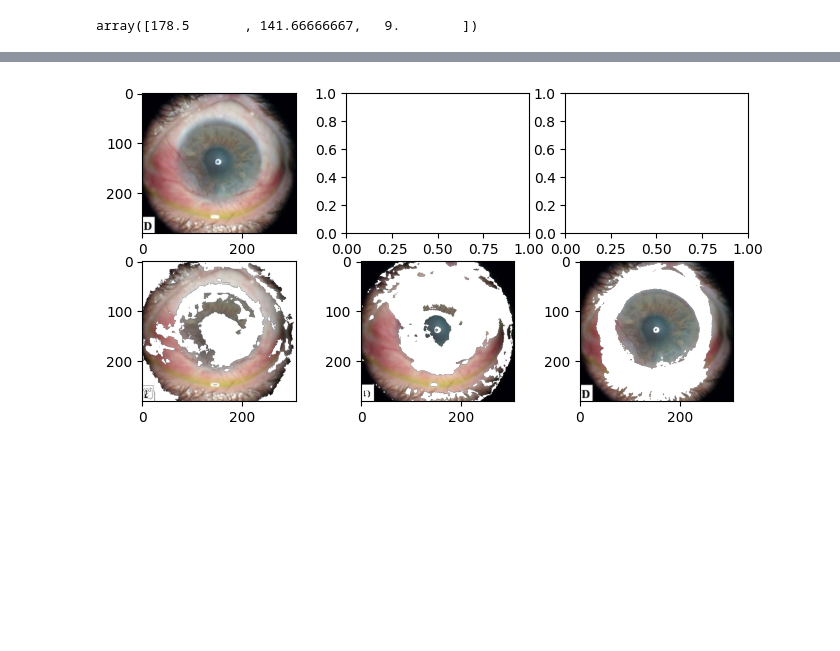
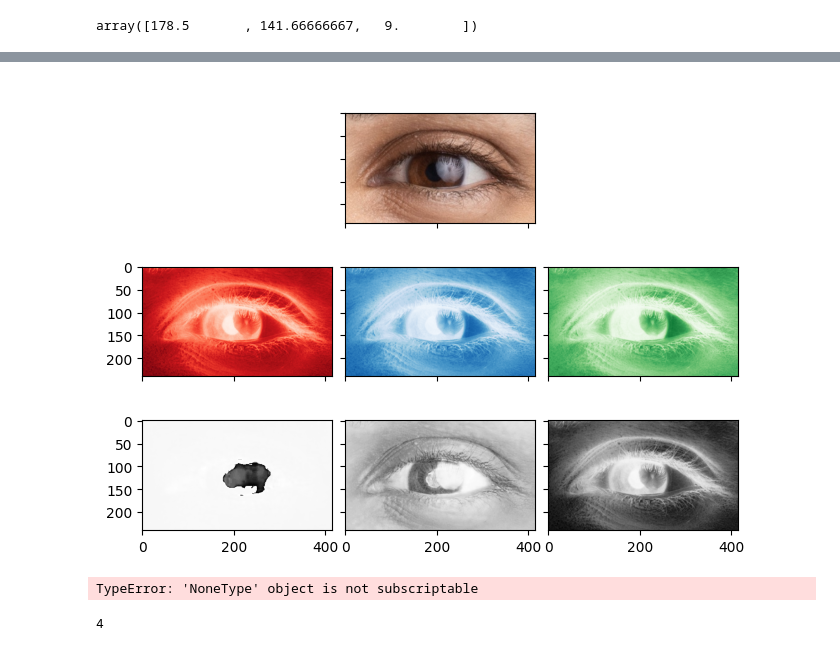
Before and after one commit to ethanrasmussen/EyeTraumaAnalysis, a Jupyter notebook: src/notebooks/skin_removal.ipynb, the cells around one changed output, grey strips where cells are left out. Saved outputs shown, nothing was run; the diff lists cells and outputs as text; code cells hidden in the pictures; blank space fills up the shorter version.

```diff
--- a/src/notebooks/skin_removal.ipynb
+++ b/src/notebooks/skin_removal.ipynb
@@ -126,4 +136,24 @@ for ind, ax in enumerate(axs[3:,:].reshape(-1)):
+# %%
+img_rgb1 = image.img
+img_hsv1 = mpl.colors.rgb_to_hsv(img_rgb1[...,:3]/255.0) * 255
+
+fig, axs = plt.subplots(3, 3, sharex=True, sharey=True)
+axs[0,0].axis("off")
+axs[0,1].imshow(img_rgb1)
+axs[0,2].axis("off")
+
+axs[1,0].imshow(img_rgb1[...,0], vmin=0, vmax=255, cmap="Reds");
+axs[1,1].imshow(img_rgb1[...,1], vmin=0, vmax=255, cmap="Blues");
+axs[1,2].imshow(img_rgb1[...,2], vmin=0, vmax=255, cmap="Greens");
+axs[2,0].imshow(img_hsv1[...,0], vmin=0, vmax=255, cmap="Greys");
+axs[2,1].imshow(img_hsv1[...,1], vmin=0, vmax=255, cmap="Greys");
+axs[2,2].imshow(img_hsv1[...,2], vmin=0, vmax=255, cmap="Greys");
+
+fig.tight_layout(pad=0)
+# %% [output]
+[figure, added]
 # %%
+
 image = EyeTraumaAnalysis.Image("data/01_raw/00004_li.jpg")
 
 import cv2
@@ -138,9 +168,16 @@ frame_threshold3 = cv2.inRange(frame_HSV, (0, 0, 00), (255, 255,160))
 target3 = cv2.bitwise_and(image.img,image.img, mask=frame_threshold3)
 
 fig, axs = plt.subplots(2, 3, figsize=(8,4))
-axs[0,0].imshow(image.img)
+axs[0,0].axis("off")
+axs[0,1].imshow(image.img)
+axs[0,2].axis("off")
+
 axs[1,0].imshow(target1);
 axs[1,1].imshow(target2);
 axs[1,2].imshow(target3);
 # %% [output]
-[figure, removed]
+TypeError: 'NoneType' object is not subscriptable
+# %%
+plt.subplots()
+# %% [output]
+4
```
Also changed, not shown: parts of 4 cells of this notebook, 8 other files.
